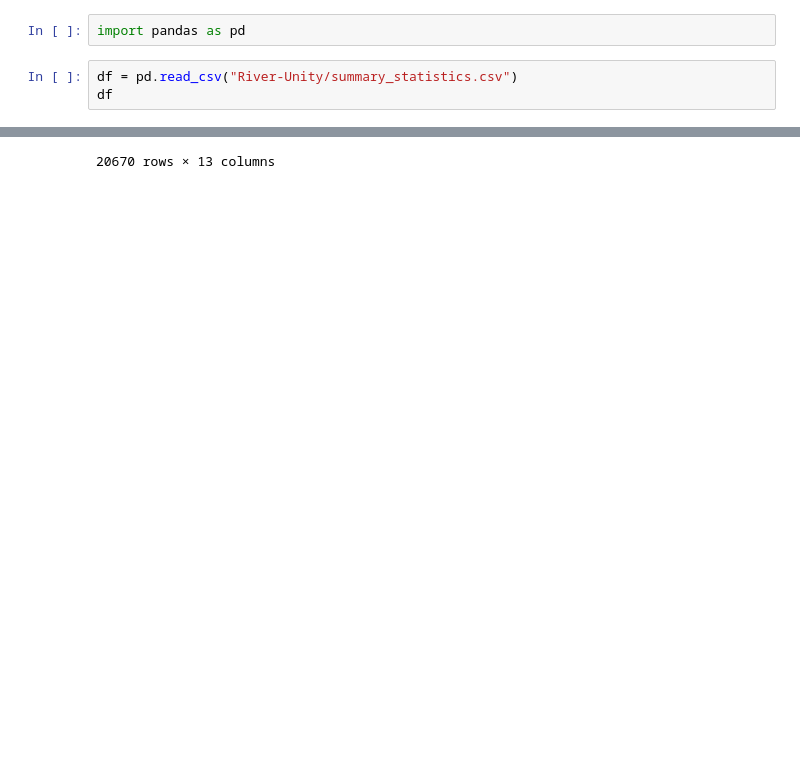
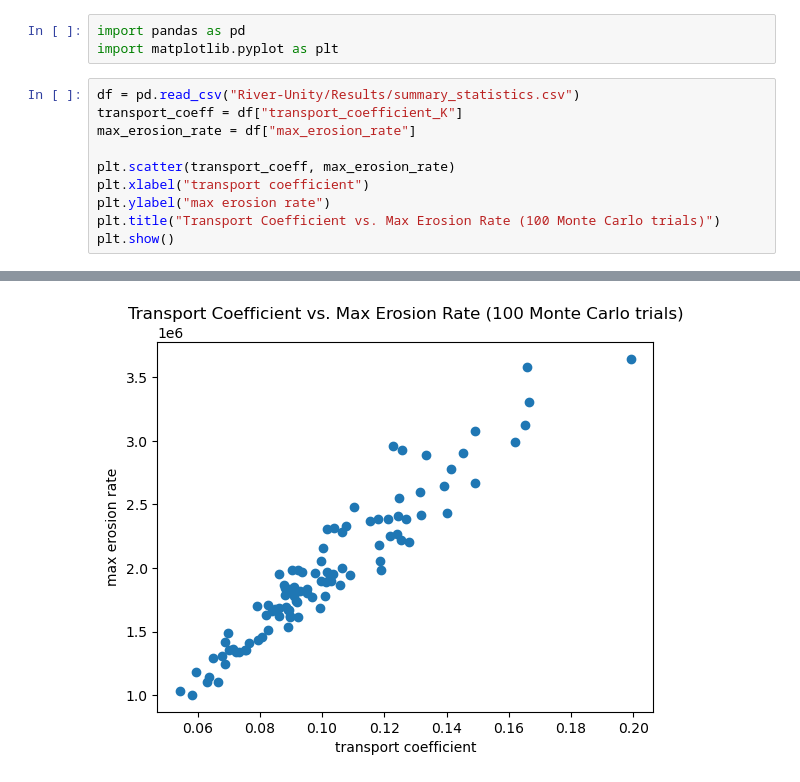
Before and after one commit to Mr-Moody/River-Modelling, a Jupyter notebook: monte_carlo_analysis.ipynb, the cells around one changed output, grey strips where cells are left out. Saved outputs shown, nothing was run; the diff lists cells and outputs as text; blank space fills up the shorter version.

Commit message:
monte carlo analysis

```diff
--- a/monte_carlo_analysis.ipynb
+++ b/monte_carlo_analysis.ipynb
@@ -1,6 +1,14 @@
 # %%
 import pandas as pd
+import matplotlib.pyplot as plt
 # %%
-df = pd.read_csv("River-Unity/summary_statistics.csv")
-df
+df = pd.read_csv("River-Unity/Results/summary_statistics.csv")
+transport_coeff = df["transport_coefficient_K"]
+max_erosion_rate = df["max_erosion_rate"]
+
+plt.scatter(transport_coeff, max_erosion_rate)
+plt.xlabel("transport coefficient")
+plt.ylabel("max erosion rate")
+plt.title("Transport Coefficient vs. Max Erosion Rate (100 Monte Carlo trials)")
+plt.show()
 # %% [output]
@@ -19 +15 @@ df
-20670 rows × 13 columns
+[figure, added]
```
Also changed, not shown: parts of 1 cell of this notebook.
